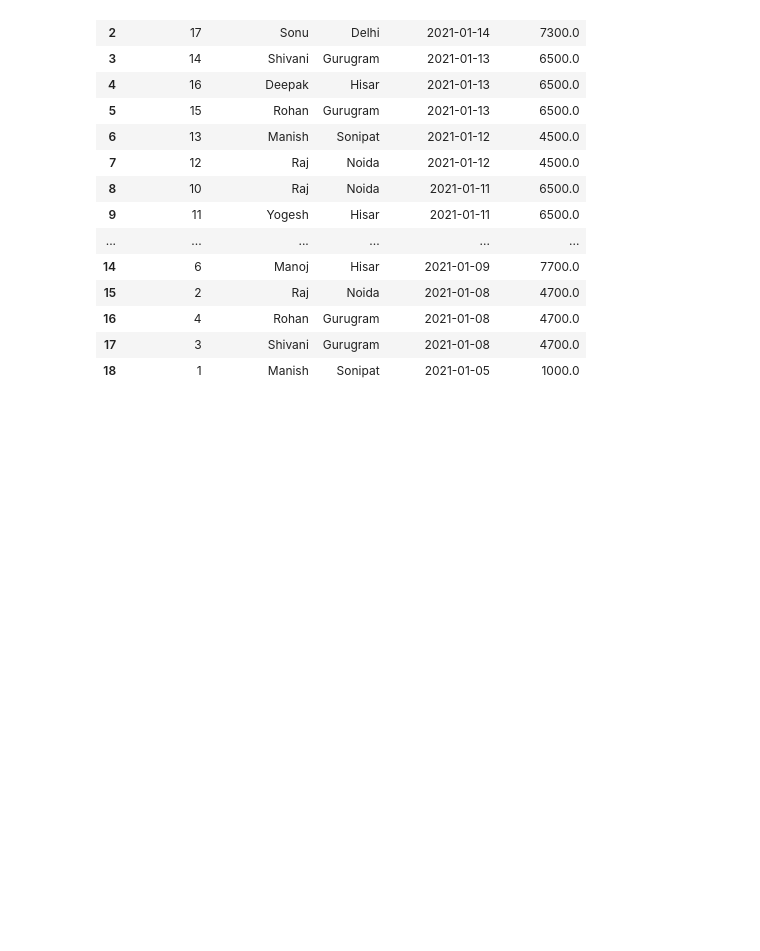
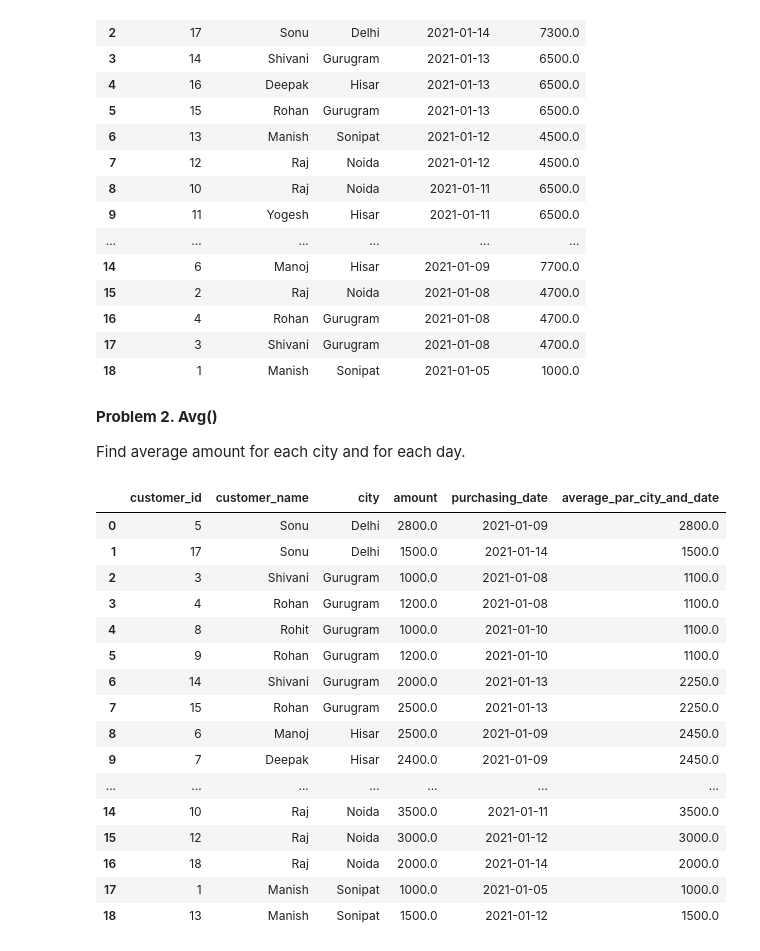
Before and after one commit to GurmitSeera/SQL-Exercises, a Jupyter notebook: Window_Functions.ipynb, the cells around one changed output. Saved outputs shown, nothing was run; the diff lists cells and outputs as text; code cells hidden in the pictures; blank space fills up the shorter version.

```diff
--- a/Window_Functions.ipynb
+++ b/Window_Functions.ipynb
@@ -119,3 +127,31 @@ pd.read_sql_query(sql_query1,connection)
 | 16 | 4 | Rohan | Gurugram | 2021-01-08 | 4700.0 |
 | 17 | 3 | Shivani | Gurugram | 2021-01-08 | 4700.0 |
 | 18 | 1 | Manish | Sonipat | 2021-01-05 | 1000.0 |
+# %% [markdown]
+**Problem 2. Avg()**
+
+Find average amount for each city and for each day.
+# %%
+Sql_query2 = """ Select customer_id, customer_name, city, amount, purchasing_date,
+                 Avg(amount) over(partition by city, date_trunc('day',purchasing_date)) as average_par_city_and_date
+                 from purchase;
+"""
+pd.read_sql_query(Sql_query2,connection)
+# %% [output]
+|  | customer_id | customer_name | city | amount | purchasing_date | average_par_city_and_date |
+| 0 | 5 | Sonu | Delhi | 2800.0 | 2021-01-09 | 2800.0 |
+| 1 | 17 | Sonu | Delhi | 1500.0 | 2021-01-14 | 1500.0 |
+| 2 | 3 | Shivani | Gurugram | 1000.0 | 2021-01-08 | 1100.0 |
+| 3 | 4 | Rohan | Gurugram | 1200.0 | 2021-01-08 | 1100.0 |
+| 4 | 8 | Rohit | Gurugram | 1000.0 | 2021-01-10 | 1100.0 |
+| 5 | 9 | Rohan | Gurugram | 1200.0 | 2021-01-10 | 1100.0 |
+| 6 | 14 | Shivani | Gurugram | 2000.0 | 2021-01-13 | 2250.0 |
+| 7 | 15 | Rohan | Gurugram | 2500.0 | 2021-01-13 | 2250.0 |
+| 8 | 6 | Manoj | Hisar | 2500.0 | 2021-01-09 | 2450.0 |
+| 9 | 7 | Deepak | Hisar | 2400.0 | 2021-01-09 | 2450.0 |
+| ... | ... | ... | ... | ... | ... | ... |
+| 14 | 10 | Raj | Noida | 3500.0 | 2021-01-11 | 3500.0 |
+| 15 | 12 | Raj | Noida | 3000.0 | 2021-01-12 | 3000.0 |
+| 16 | 18 | Raj | Noida | 2000.0 | 2021-01-14 | 2000.0 |
+| 17 | 1 | Manish | Sonipat | 1000.0 | 2021-01-05 | 1000.0 |
+| 18 | 13 | Manish | Sonipat | 1500.0 | 2021-01-12 | 1500.0 |
```
Also changed, not shown: parts of 10 cells of this notebook.
